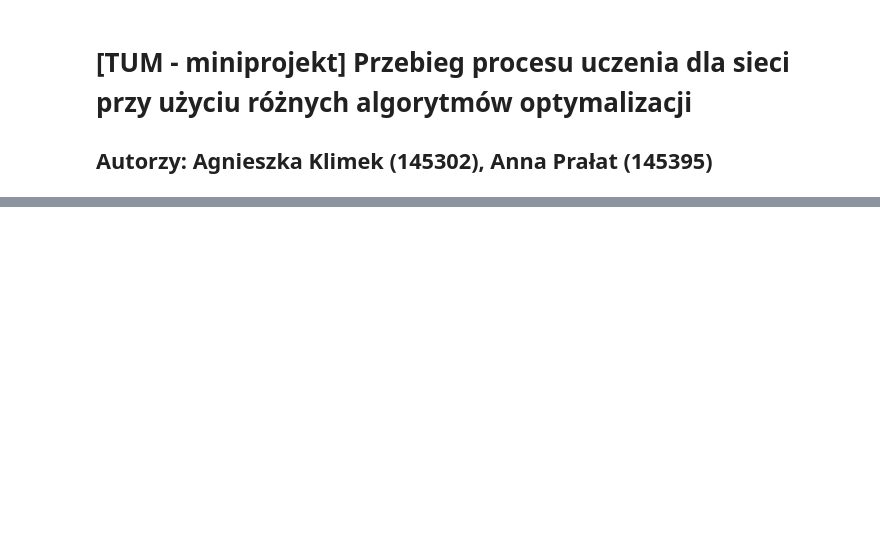
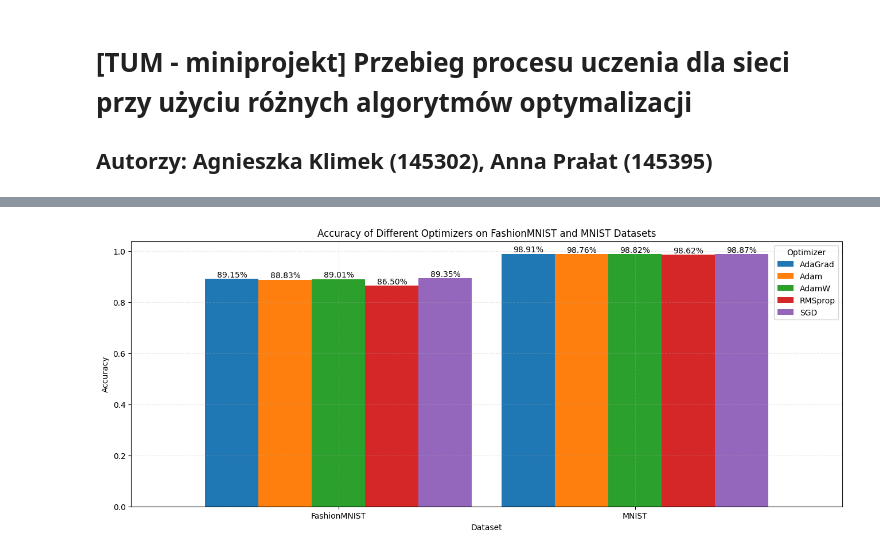
Before and after one commit to a-pralat/TUM-miniproject, a Jupyter notebook: main.ipynb, the cells around one changed output, grey strips where cells are left out. Cells and saved outputs as stored; diff of their text form; code cells hidden in the pictures; blank space fills up the shorter version.

```diff
--- a/main.ipynb
+++ b/main.ipynb
@@ -51,17 +42,13 @@ datasets = {
 }
 # %%
 device = torch.device(
-    "mps"
-    if torch.backends.mps.is_available()
-    else ("cuda" if torch.cuda.is_available() else "cpu")
+    "mps" if torch.backends.mps.is_available() else ("cuda" if torch.cuda.is_available() else "cpu")
 )
 print(device)
 
 
 class CNNClassifier(nn.Module):
-    def __init__(
-        self, number_of_channels: int = 1, number_of_classes: int = 10
-    ) -> None:
+    def __init__(self, number_of_channels: int = 1, number_of_classes: int = 10) -> None:
         super().__init__()
         self.conv1 = nn.Conv2d(number_of_channels, 6, 5)
         self.pool = nn.MaxPool2d(2, 2)
@@ -256 +273,24 @@ fig.savefig(f"{RESULT_PATH}/plot_loss.png")
+# %%
+grouped = results_df.pivot(index="dataset", columns="optimizer", values="accuracy")
+
+ax = grouped.plot(kind="bar", figsize=(16, 6), width=0.9)
+for p in ax.patches:
+    ax.annotate(
+        f"{p.get_height() * 100:.2f}%",
+        (p.get_x() + p.get_width() / 2, p.get_height()),
+        ha="center",
+        va="bottom",
+    )
+
+plt.xlabel("Dataset")
+plt.ylabel("Accuracy")
+plt.title("Accuracy of Different Optimizers on FashionMNIST and MNIST Datasets")
+plt.xticks(rotation=0)
+plt.grid(linestyle="--", alpha=0.25)
+plt.legend(title="Optimizer")
+
+plt.savefig(f"{RESULT_PATH}/plot_accuracy.png")
+plt.show()
+# %% [output]
+[figure, added]
 # %%
```
Also changed, not shown: parts of 12 cells of this notebook, 22 other files.
